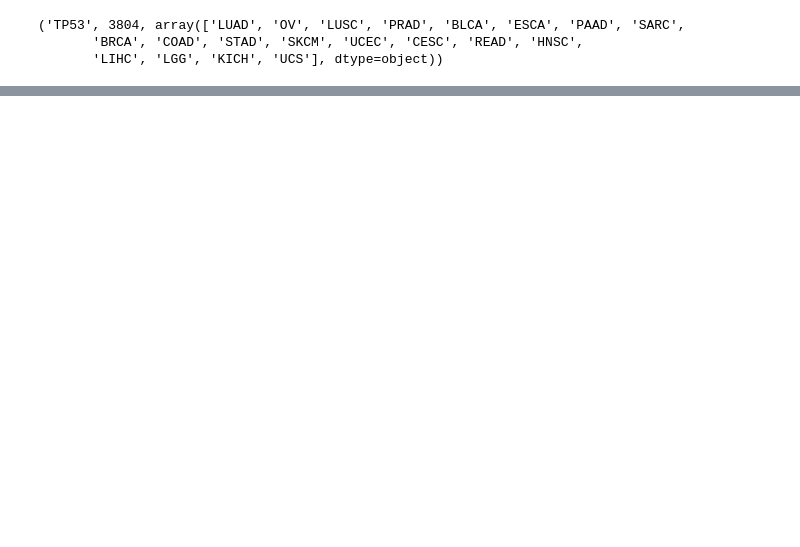
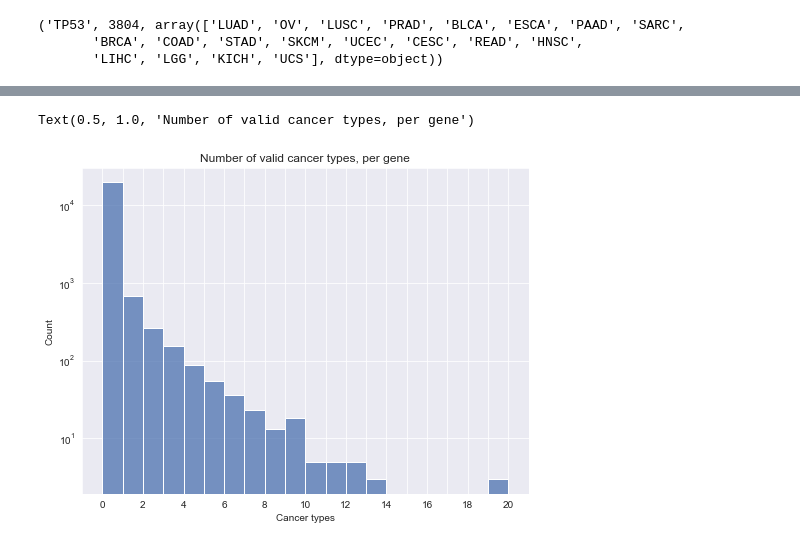
Before and after one commit to greenelab/mpmp, a Jupyter notebook: 01_explore_data/count_all_genes_filters.ipynb, the cells around one changed output, grey strips where cells are left out. Saved outputs shown, nothing was run; the diff lists cells and outputs as text; code cells hidden in the pictures; blank space fills up the shorter version.

```diff
--- a/01_explore_data/count_all_genes_filters.ipynb
+++ b/01_explore_data/count_all_genes_filters.ipynb
@@ -105,0 +142,15 @@ output_df.head()
+# %%
+import seaborn as sns
+import matplotlib.pyplot as plt
+
+sns.set({'figure.figsize': (8, 6)})
+
+sns.histplot(output_df.num_cancer_types, binwidth=1)
+plt.xticks(range(0, output_df.num_cancer_types.max()+1))
+plt.setp(plt.gca().get_xticklabels()[1::2], visible=False)
+plt.xlabel('Cancer types')
+plt.yscale('log')
+plt.title('Number of valid cancer types, per gene')
+# %% [output]
+Text(0.5, 1.0, 'Number of valid cancer types, per gene')
+[figure, added]
```
Also changed, not shown: parts of 8 cells of this notebook, 1 other file.
